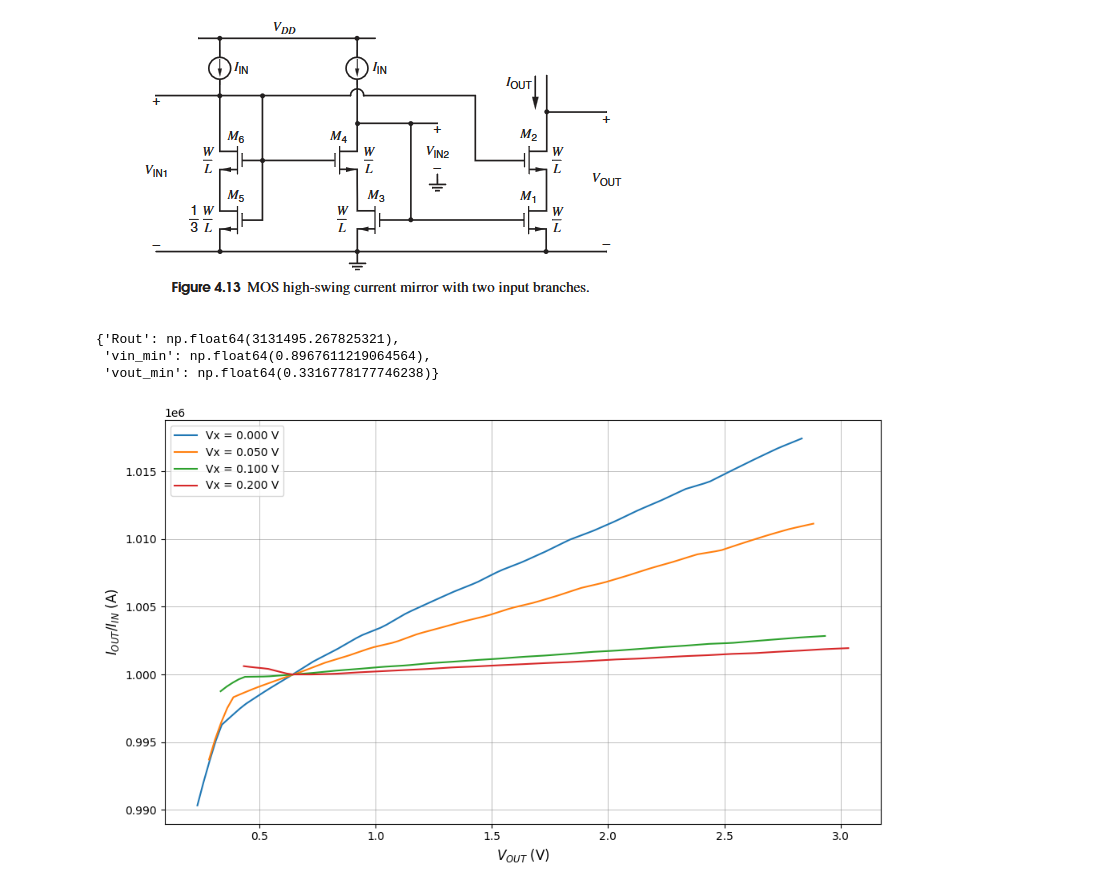
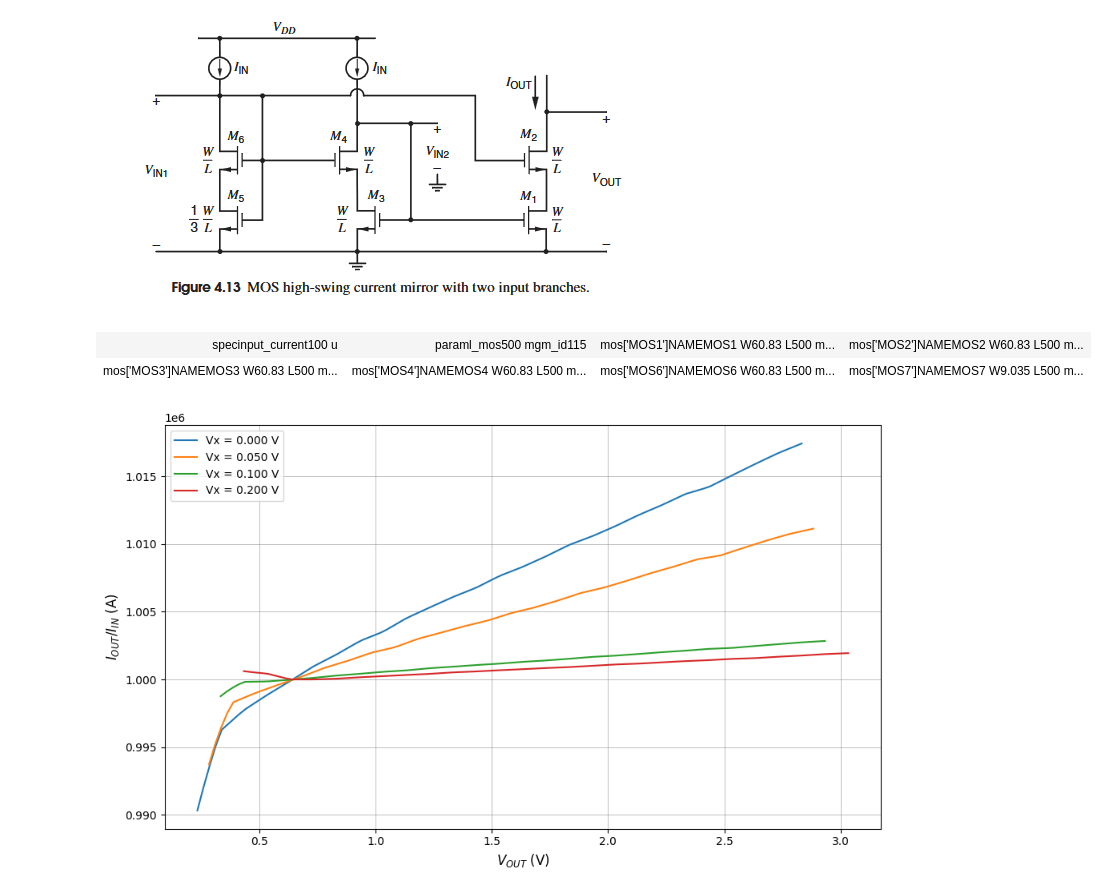
Before and after one commit to Surfeur974/gmadrid, a Jupyter notebook: Script_Exploration/High_Swing_Cascode_current_mirror.ipynb, the cells around one changed output. Saved outputs shown, nothing was run; the diff lists cells and outputs as text; code cells hidden in the pictures.

Commit message:
Clearer design docs

```diff
--- a/High_Swing_Cascode_current_mirror.ipynb
+++ b/Script_Exploration/High_Swing_Cascode_current_mirror.ipynb
@@ -5,14 +5,15 @@ import matplotlib.pyplot as plt
 from pygmid import Lookup as lk
 from scipy.interpolate import interp1d
 from scipy.interpolate import CubicSpline
-pmos4 = lk('lookup_table/035/pmos4.mat')
-nmos4 = lk('lookup_table/035/nmos4.mat')
+pmos4 = lk('../lookup_table/035/pmos4.mat')
+nmos4 = lk('../lookup_table/035/nmos4.mat')
 # Interpolation function
 def interp1(x, y, value):
     # Perform cubic interpolation using interp1d
     f = interp1d(x, y, kind='cubic')
     return f(value)
-import adri as adri
+import sys; sys.path.append('../')
+import adri
 # %%
 #Specification
 VDD = 2.7
@@ -134,15 +135,13 @@ _obj : high output resistance and the smallest possible compliance voltage_
 # %%
 #Exemple using function
 spec = {'input_current' : 100e-6}
 param = {'l_mos' : 0.5, 'gm_id1' : 15}
 
 mos, perf = adri.currentMirrorCascode(nmos4, spec, param)
-
-perf
+adri.print_design_summary(spec, param, mos['MOS1'], mos['MOS2'], mos['MOS3'], mos['MOS4'],mos['MOS6'], mos['MOS7'])
 # %% [output]
-{'Rout': np.float64(3131495.267825321),
- 'vin_min': np.float64(0.8967611219064564),
- 'vout_min': np.float64(0.3316778177746238)}
+| specinput_current100 u | paraml_mos500 mgm_id115 | mos['MOS1']NAMEMOS1 W60.83 L500 m... | mos['MOS2']NAMEMOS2 W60.83 L500 m... |
+| mos['MOS3']NAMEMOS3 W60.83 L500 m... | mos['MOS4']NAMEMOS4 W60.83 L500 m... | mos['MOS6']NAMEMOS6 W60.83 L500 m... | mos['MOS7']NAMEMOS7 W9.035 L500 m... |
 # %%
 #Exemple a plat
 Vx = np.array([0, 0.05, 0.1, 0.2])
```
Also changed, not shown: parts of 1 cell of this notebook, 15 other files.
